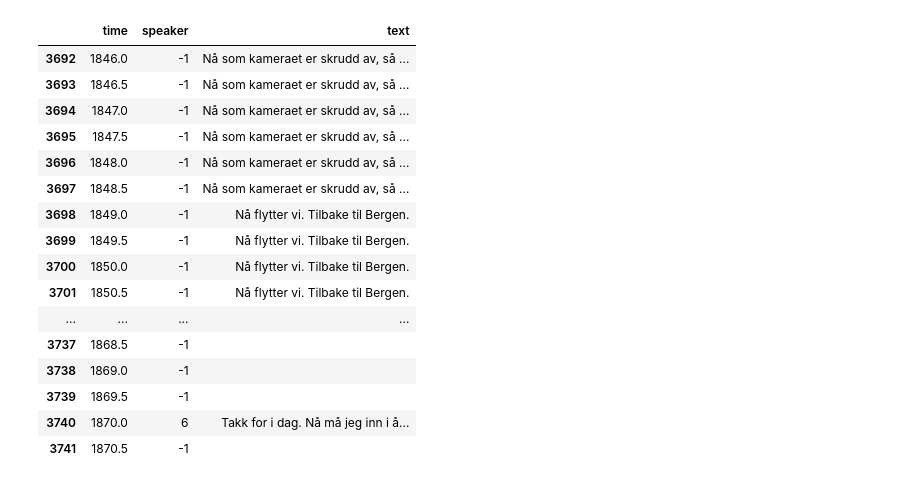
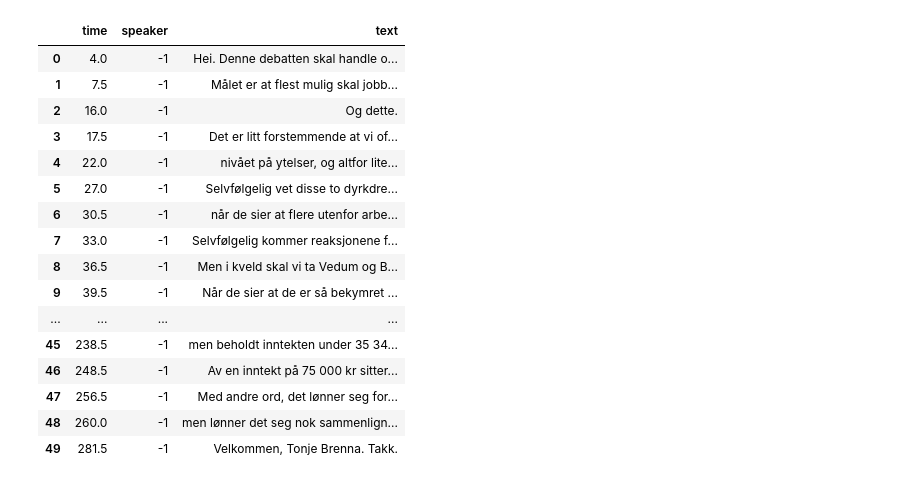
Before and after one commit to tollefj/asr-demos, a Jupyter notebook: app/utils/inspect_diarized.ipynb, the cells around one changed output. Drawn from its saved outputs; the diff is of its cells as text; code cells hidden in the pictures.

```diff
--- a/app/utils/inspect_diarized.ipynb
+++ b/app/utils/inspect_diarized.ipynb
@@ -36,6 +36,8 @@ def get_df(tv_show):
         start = rnd(speaker["start"])
         end = rnd(speaker["end"])
         new_df[speaker_id] = new_df["time"].apply(lambda x: 1 if x >= start and x <= end else 0)
+
+    print(df_as_obj[:10])
 
     # convert from detailed view to a single speaker col, -1 if there's no speaker
     new_df["speaker"] = -1
@@ -98,7 +100,11 @@ def get_df(tv_show):
     new_df["speaker"] = new_df["text"].apply(
         lambda x: text_to_speaker[x] if x in text_to_speaker else -1)
 
+    new_df = new_df[new_df["text"] != ""]
+    new_df = new_df.drop_duplicates(subset=["text"])
+
+    new_df.reset_index(drop=True, inplace=True)
     return new_df
 
-df = get_df("6899tilegdør")
+df = get_df("Debatten12okt")
 # %% [output]
@@ -122,20 +112,20 @@ df = get_df("6899tilegdør")
-# %%
-new_df.tail(50)
-# %% [output]
-|  | time | speaker | text |
-| 3692 | 1846.0 | -1 | Nå som kameraet er skrudd av, så ... |
-| 3693 | 1846.5 | -1 | Nå som kameraet er skrudd av, så ... |
-| 3694 | 1847.0 | -1 | Nå som kameraet er skrudd av, så ... |
-| 3695 | 1847.5 | -1 | Nå som kameraet er skrudd av, så ... |
-| 3696 | 1848.0 | -1 | Nå som kameraet er skrudd av, så ... |
-| 3697 | 1848.5 | -1 | Nå som kameraet er skrudd av, så ... |
-| 3698 | 1849.0 | -1 | Nå flytter vi. Tilbake til Bergen. |
-| 3699 | 1849.5 | -1 | Nå flytter vi. Tilbake til Bergen. |
-| 3700 | 1850.0 | -1 | Nå flytter vi. Tilbake til Bergen. |
-| 3701 | 1850.5 | -1 | Nå flytter vi. Tilbake til Bergen. |
-| ... | ... | ... | ... |
-| 3737 | 1868.5 | -1 |  |
-| 3738 | 1869.0 | -1 |  |
-| 3739 | 1869.5 | -1 |  |
-| 3740 | 1870.0 | 6 | Takk for i dag. Nå må jeg inn i å... |
-| 3741 | 1870.5 | -1 |  |
+# %%
+df.head(50)
+# %% [output]
+|  | time | speaker | text |
+| 0 | 4.0 | -1 | Hei. Denne debatten skal handle o... |
+| 1 | 7.5 | -1 | Målet er at flest mulig skal jobb... |
+| 2 | 16.0 | -1 | Og dette. |
+| 3 | 17.5 | -1 | Det er litt forstemmende at vi of... |
+| 4 | 22.0 | -1 | nivået på ytelser, og altfor lite... |
+| 5 | 27.0 | -1 | Selvfølgelig vet disse to dyrkdre... |
+| 6 | 30.5 | -1 | når de sier at flere utenfor arbe... |
+| 7 | 33.0 | -1 | Selvfølgelig kommer reaksjonene f... |
+| 8 | 36.5 | -1 | Men i kveld skal vi ta Vedum og B... |
+| 9 | 39.5 | -1 | Når de sier at de er så bekymret ... |
+| ... | ... | ... | ... |
+| 45 | 238.5 | -1 | men beholdt inntekten under 35 34... |
+| 46 | 248.5 | -1 | Av en inntekt på 75 000 kr sitter... |
+| 47 | 256.5 | -1 | Med andre ord, det lønner seg for... |
+| 48 | 260.0 | -1 | men lønner det seg nok sammenlign... |
+| 49 | 281.5 | -1 | Velkommen, Tonje Brenna. Takk. |
```
Also changed, not shown: parts of 4 cells of this notebook, 3 other files.
